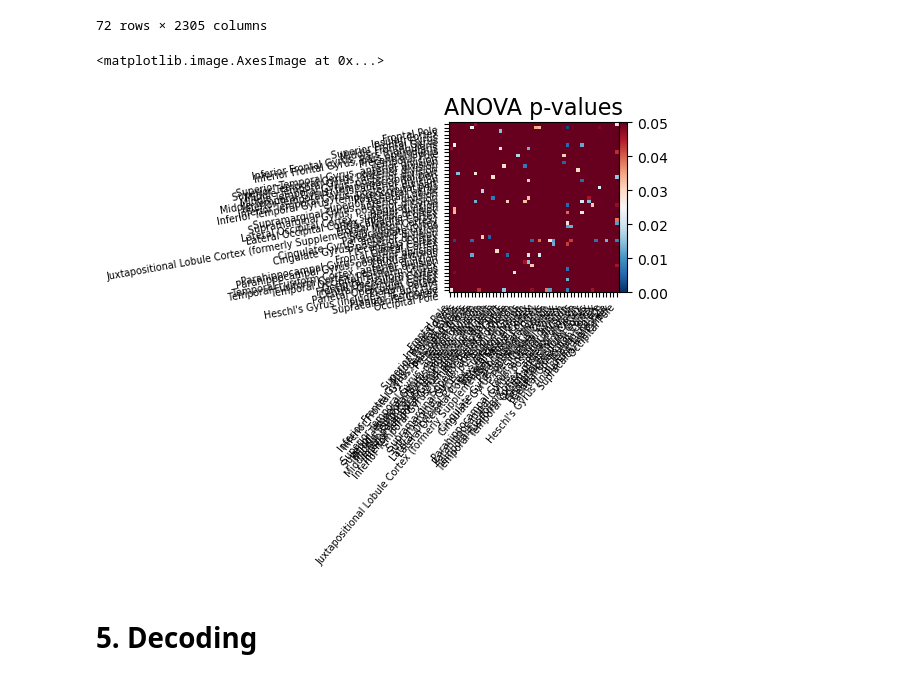
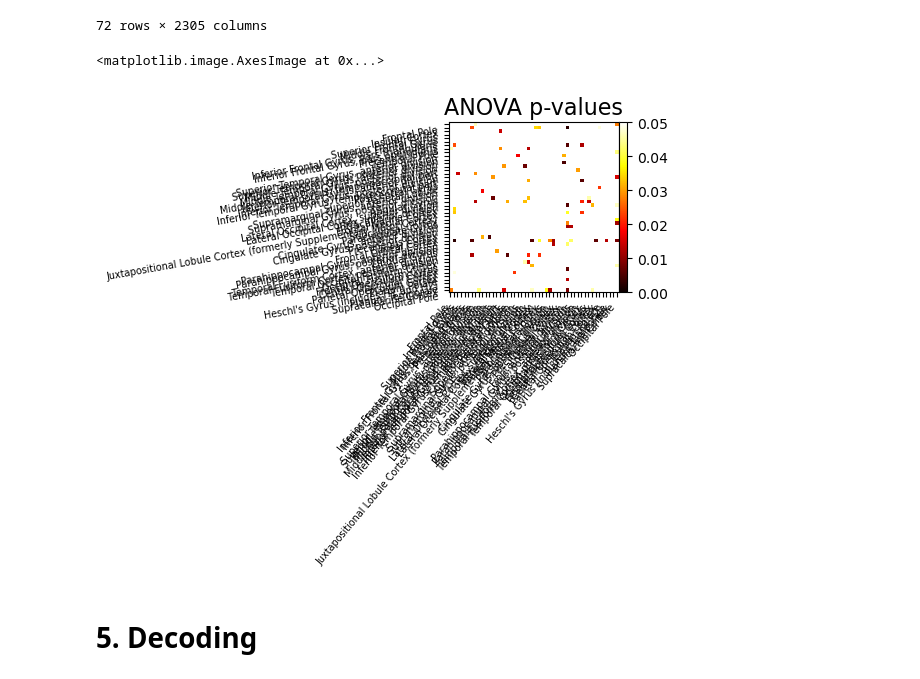
Before and after one commit to GalhardoCorreia/MusicBrainNetwork, a Jupyter notebook: scripts/functional-connectivity_BD.ipynb, the cells around one changed output. Cells and saved outputs as stored; diff of their text form; code cells hidden in the pictures.

Commit message:
update on the functional connectivity

```diff
--- a/scripts/functional-connectivity_BD.ipynb
+++ b/scripts/functional-connectivity_BD.ipynb
@@ -72,7 +72,7 @@ labels = atlas.labels
 print(labels)
 
 # number of regions
-number_of_regions = len(labels)
+number_of_regions = len(labels[1:])
 print(number_of_regions)
 
 # plot the atlas
@@ -106,10 +106,6 @@ print(f_events)
 # 3. Compute connectivity
 # %%
 from nilearn.image import index_img
-
-
-
-run_id = 0
 
 
 onset_set = {}
@@ -117,18 +113,21 @@ duration_set = {}
 
 target_set = {}
 
-idx = 0
+group_set = {}
+
 
 offset_st = 4 # offset for the onset time
 offset_end = 2 # offset for the end block time
 
 # Compute the correlation matrix and store it in the partial correlation matrix as a 4D array
-conn_measure = connectome.ConnectivityMeasure(kind='correlation')
+conn_measure = connectome.ConnectivityMeasure(kind='correlation',
+    standardize="zscore_sample",)
 
 # intialize 2D array to store the partial correlation matrix
 partial_correlation_matrix = {}
 
-
+run_id = 0
+idx = 0
 
 # for each events file
 for fn in f_events:
@@ -171,6 +170,8 @@ for fn in f_events:
 
             target_set[idx] = trial_type
 
+            group_set[idx] = run_id
+
             # Extract the time series for the event
             event_time_series = time_series[int(onset):int(onset + duration), :]
 
@@ -375,15 +325,15 @@ for i in range(number_of_regions * number_of_regions):
 # %%
 # transform the p-value results into a square matrix
 anova_matrix = np.zeros((number_of_regions, number_of_regions))
 
 for i in range(number_of_regions):
     for j in range(number_of_regions):
         anova_matrix[i,j] = results[i * number_of_regions + j]['PR(>F)'][0]
 
 # Plot the p-values
-plotting.plot_matrix(anova_matrix, labels=labels[1:], vmax=0.05, vmin=0, title='ANOVA p-values')
+plotting.plot_matrix(anova_matrix, labels=labels[1:], vmax=0.05, vmin=0, title='ANOVA p-values', cmap='hot')
 # %% [output]
 <matplotlib.image.AxesImage at 0x...>
-[figure, old version]
+[figure, new version]
 # %% [markdown]
 # 5. Decoding
```
Also changed, not shown: parts of 15 cells of this notebook, 1 other file.
